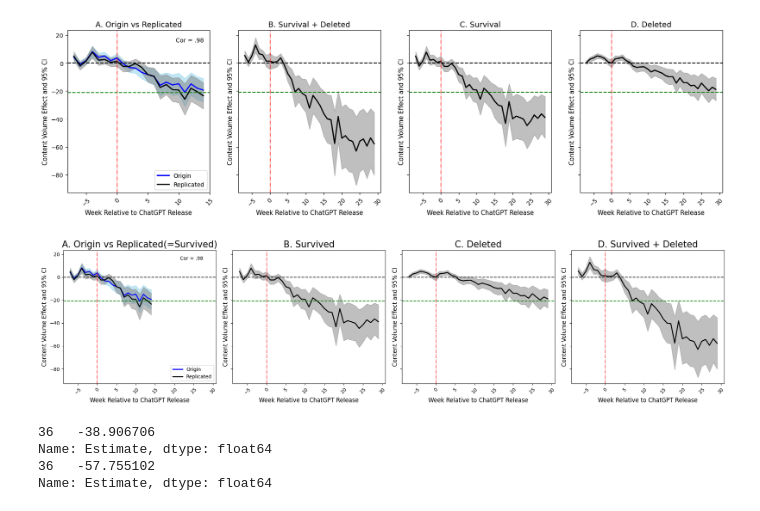
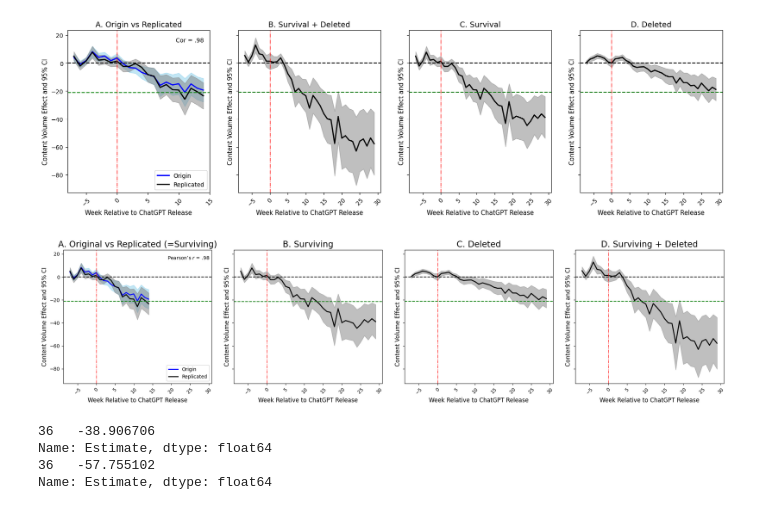
Before and after one commit to boysbeanxious/stackoverflow_src, a Jupyter notebook: matters_arising/Fig1.ipynb, the cells around one changed output. Drawn from its saved outputs; the diff is of its cells as text; code cells hidden in the pictures.

```diff
--- a/matters_arising/Fig1.ipynb
+++ b/matters_arising/Fig1.ipynb
@@ -806,10 +804,10 @@ axs[0].axvline(x=0,     color='red',    linestyle='-.', linewidth=1)
 axs[0].axhline(y=0,     color='black',  linestyle='--')
 axs[0].set_xlabel("Week Relative to ChatGPT Release", fontsize = 12)
 axs[0].set_ylabel("Content Volume Effect and 95% CI", fontsize = 12)
-axs[0].set_title("A. Origin vs Replicated(=Survived)", fontsize = 18.5)
+axs[0].set_title("A. Original vs Replicated (=Surviving)", fontsize = 17.5)
 axs[0].tick_params(axis='x', rotation=45)
 axs[0].axhline(y=-21, color='green',  linestyle='--')
-axs[0].text(21.5, 15, s='Cor = '+corr_value) #
+axs[0].text(19, 15, s=r'Pearson’s $r$ = ' + corr_value, fontsize = 10) #
 axs[0].legend(loc = 'lower right', fontsize = 10, ncols = 1) # add legend
 axs[0].grid(False)
 
@@ -817,40 +815,40 @@ axs[1].fill_between(cond3_long_n_df_coefs['period'], cond3_long_n_df_coefs['ll_9
 axs[1].plot(cond3_long_n_df_coefs['period'], cond3_long_n_df_coefs['Estimate'], color='black', linewidth=2)
 axs[1].axvline(x=0, color='red', linestyle='-.', linewidth=1)
 axs[1].axhline(y=0, color='black', linestyle='--')
-axs[1].axhline(y=-21, color='green',  linestyle='--')
+axs[1].axhline(y=-21.5, color='green',  linestyle='--')
 axs[1].set_xlabel("Week Relative to ChatGPT Release", fontsize = 12)
 axs[1].set_ylabel("Content Volume Effect and 95% CI", fontsize = 12)
-axs[1].set_title("B. Survived", fontsize=18.5)
+axs[1].set_title("B. Surviving", fontsize = 17.5)
 axs[1].tick_params(axis='x', rotation=45)
 axs[1].grid(False)
 
 axs[2].fill_between(cond3_long_y_df_coefs['period'], cond3_long_y_df_coefs['ll_95'], cond3_long_y_df_coefs['ul_95'], color='gray', alpha=0.5)
 axs[2].plot(cond3_long_y_df_coefs['period'], cond3_long_y_df_coefs['Estimate'], color='black', linewidth=2)
 axs[2].axvline(x=0, color='red', linestyle='-.', linewidth=1)
 axs[2].axhline(y=0, color='black', linestyle='--')
 axs[2].axhline(y=-21, color='green',  linestyle='--')
 axs[2].set_xlabel("Week Relative to ChatGPT Release", fontsize = 12)
 axs[2].set_ylabel("Content Volume Effect and 95% CI", fontsize = 12)
-axs[2].set_title("C. Deleted", fontsize=18.5)
+axs[2].set_title("C. Deleted", fontsize = 17.5)
 axs[2].tick_params(axis='x', rotation=45)
 axs[2].grid(False)
 
 
 axs[3].fill_between(cond3_long_df_coefs['period'], cond3_long_df_coefs['ll_95'], cond3_long_df_coefs['ul_95'], color='gray', alpha=0.5)
 axs[3].plot(cond3_long_df_coefs['period'], cond3_long_df_coefs['Estimate'], color='black', linewidth=2)
 axs[3].axvline(x=0,     color='red',    linestyle='-.', linewidth=1)
 axs[3].axhline(y=0,     color='black',  linestyle='--')
 axs[3].axhline(y=-21, color='green',  linestyle='--')
 axs[3].set_xlabel("Week Relative to ChatGPT Release", fontsize = 12)
 axs[3].set_ylabel("Content Volume Effect and 95% CI", fontsize = 12)
-axs[3].set_title("D. Survived + Deleted", fontsize=18.5)
+axs[3].set_title("D. Surviving + Deleted", fontsize = 17.5)
 axs[3].tick_params(axis='x', rotation=45)
 axs[3].grid(False)
 
 fig.tight_layout()
 plt.show();
 # %% [output]
-[figure, old version]
+[figure, new version]
 # %%
 print(cond3_long_n_df_coefs.loc[cond3_long_n_df_coefs['period'] == 29, 'Estimate'])
 print(cond3_long_df_coefs.loc[cond3_long_df_coefs['period'] == 29, 'Estimate'])
```
Also changed, not shown: parts of 1 cell of this notebook, 2 other files.
